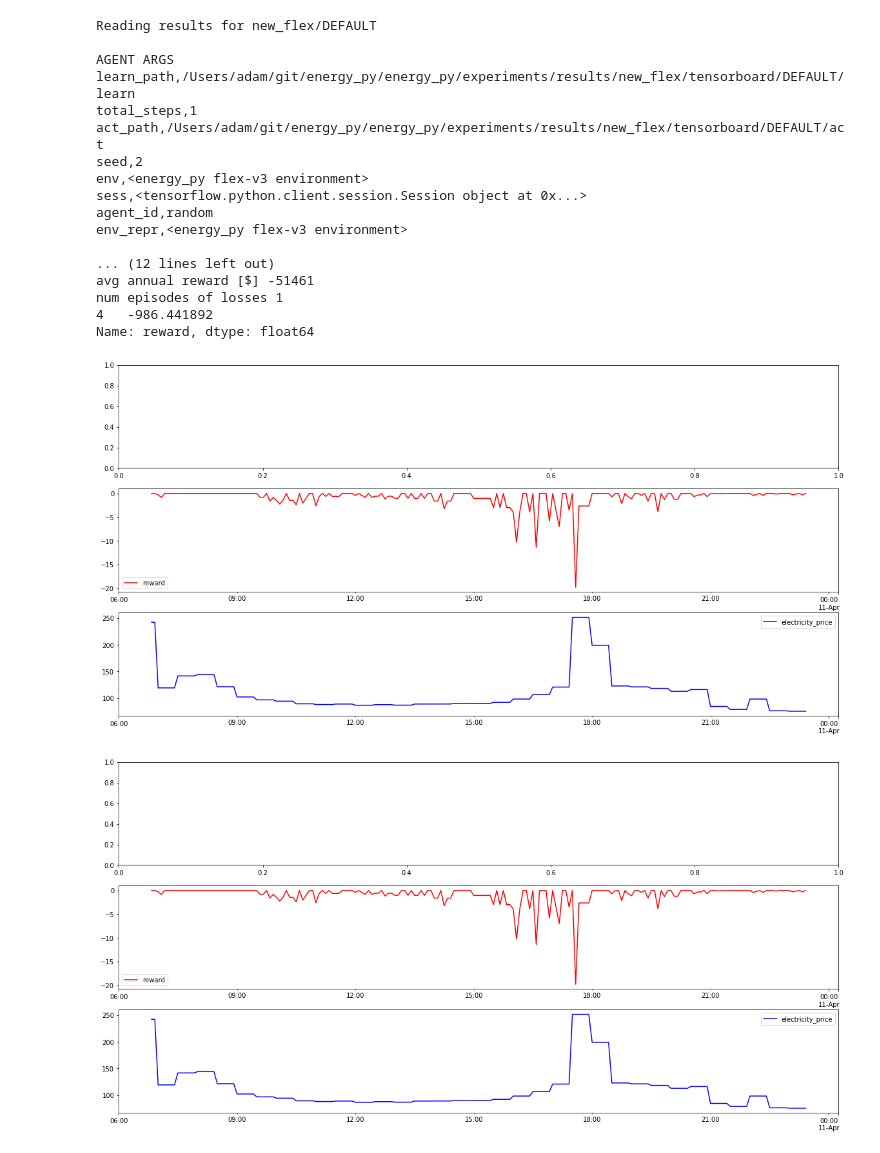
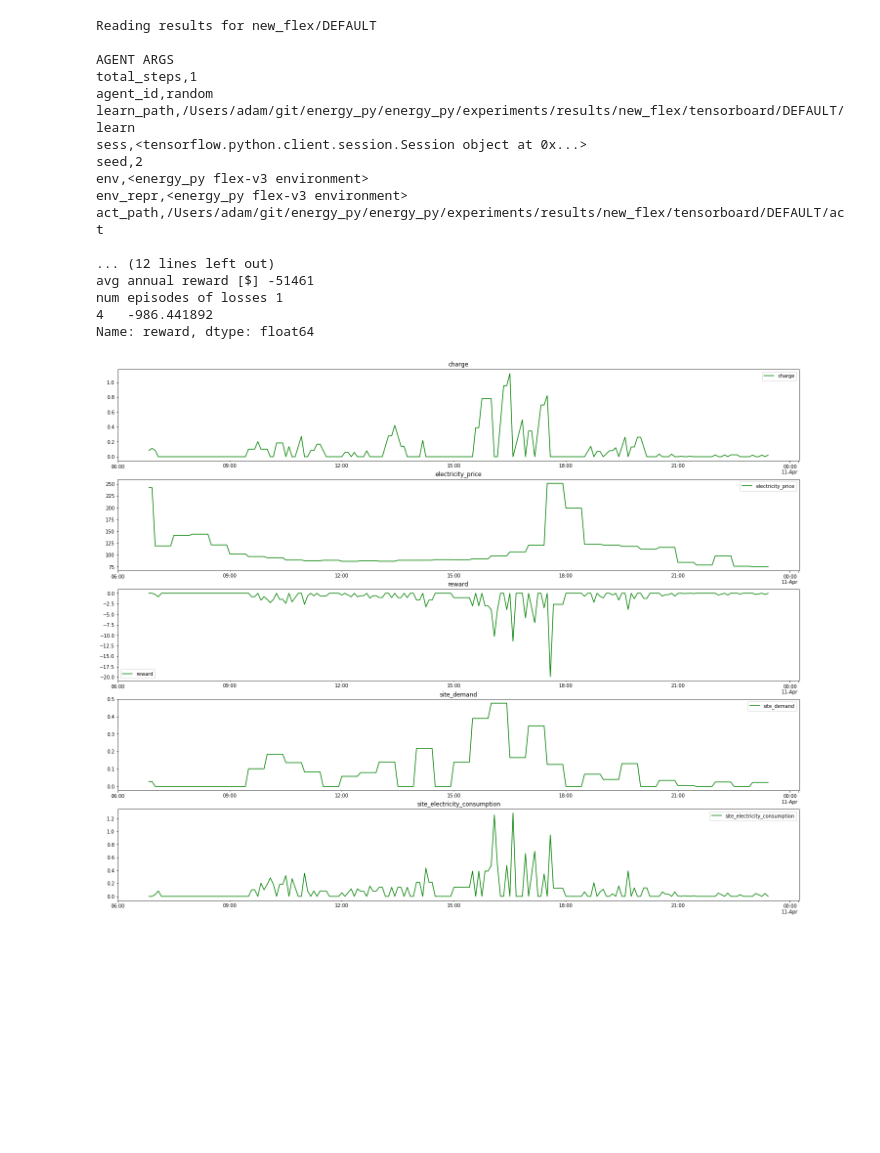
Before and after one commit to ADGEfficiency/energy-py, a Jupyter notebook: notebooks/flex_results_analysis.ipynb, the cells around one changed output. Saved outputs shown, nothing was run; the diff lists cells and outputs as text; code cells hidden in the pictures; blank space fills up the shorter version.

Commit message:
flex env analysis working

```diff
--- a/notebooks/flex_results_analysis.ipynb
+++ b/notebooks/flex_results_analysis.ipynb
@@ -134,27 +120,46 @@ class Results(object):
 
         return out
 # %%
-res = Results('new_flex/DEFAULT', ['electricity_price', 'reward'], verbose=True)
+res = Results('new_flex/DEFAULT',
+              ['charge',
+               'electricity_price',
+               'reward',
+               'site_demand',
+               'site_electricity_consumption'
+              ],
+              verbose=True)
 # %% [output]
 Reading results for new_flex/DEFAULT
 
 AGENT ARGS
+total_steps,1
+agent_id,random
 learn_path,/Users/adam/git/energy_py/energy_py/experiments/results/new_flex/tensorboard/DEFAULT/learn
-total_steps,1
-act_path,/Users/adam/git/energy_py/energy_py/experiments/results/new_flex/tensorboard/DEFAULT/act
+sess,<tensorflow.python.client.session.Session object at 0x...>
 seed,2
 env,<energy_py flex-v3 environment>
-sess,<tensorflow.python.client.session.Session object at 0x...>
-agent_id,random
 env_repr,<energy_py flex-v3 environment>
+act_path,/Users/adam/git/energy_py/energy_py/experiments/results/new_flex/tensorboard/DEFAULT/act
 
 ... (12 lines left out)
 avg annual reward [$] -51461
 num episodes of losses 1
 4   -986.441892
 Name: reward, dtype: float64
-# %%
-plot_result(res.results[0])
-# %% [output]
-[figure, removed]
-[figure, removed]
+# %%
+def plot_result(hist, cols):
+    hist = hist.iloc[-200:, :]
+    f, axes = plt.subplots(nrows=len(cols),
+                           figsize=(len(cols)*5, len(cols)*4))
+    axes = axes.flatten()
+
+    for ax, col in zip(axes, cols):
+        hist.plot(y=col, color='g', ax=ax)
+        ax.set_title(col)
+
+    return f
+
+
+_ = plot_result(res.results[0], res.cols)
+# %% [output]
+[figure, added]
```
Also changed, not shown: parts of 3 cells of this notebook, 2 other files.
